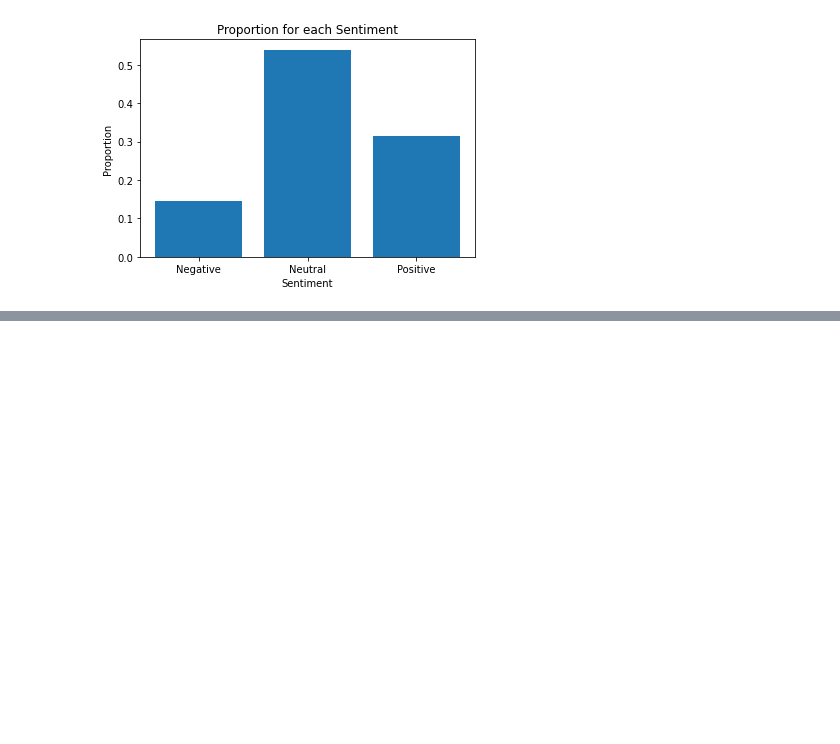
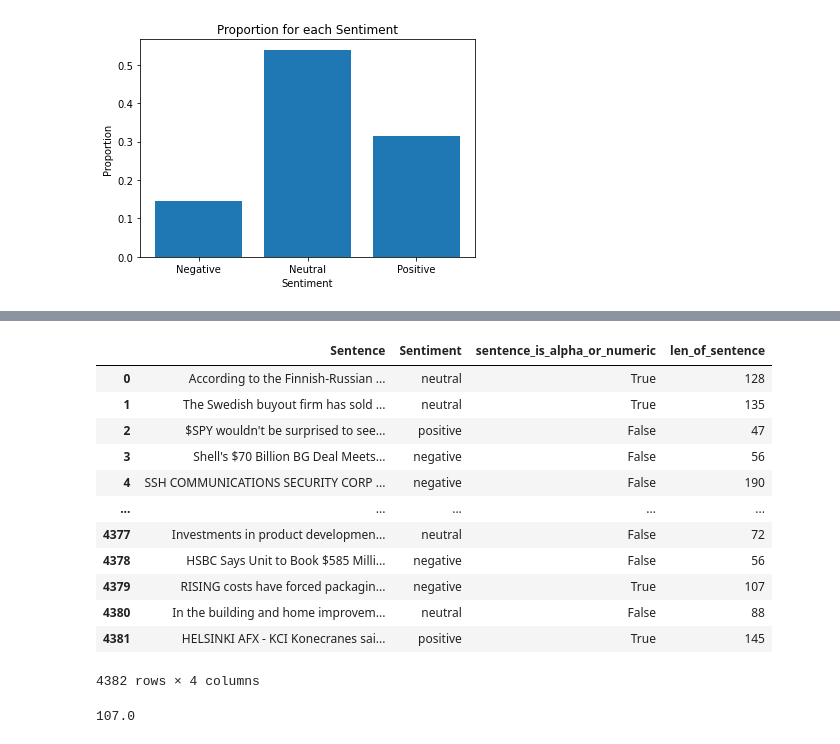
Before and after one commit to prabina-p/data-hacks-2022, a Jupyter notebook: 1-EDA.ipynb, the cells around one changed output, grey strips where cells are left out. Drawn from its saved outputs; the diff is of its cells as text; code cells hidden in the pictures; blank space fills up the shorter version.

```diff
--- a/1-EDA.ipynb
+++ b/1-EDA.ipynb
@@ -37,0 +47,9 @@ Text(0.5, 1.0, 'Proportion for each Sentiment')
+# %%
+a = pd.DataFrame(df['Sentence'].str.replace(',', ''))
+b = pd.DataFrame(a['Sentence'].str.replace('.', ''))
+c = pd.DataFrame(b['Sentence'].str.replace(' ', ''))
+d = pd.DataFrame(c['Sentence'].str.replace('-', ''))
+df['sentence_is_alpha_or_numeric'] = list(map(lambda x: x.isalpha() or x.isnumeric() or x.isalnum(), d['Sentence']))
+# d.loc[0]['Sentence']
+df
+# df
@@ -37,0 +105,21 @@ Text(0.5, 1.0, 'Proportion for each Sentiment')
+# %%
+df['len_of_sentence'] = df['Sentence'].apply(sentence_len)
+df
+# %% [output]
+|  | Sentence | Sentiment | sentence_is_alpha_or_numeric | len_of_sentence |
+| 0 | According to the Finnish-Russian ... | neutral | True | 128 |
+| 1 | The Swedish buyout firm has sold ... | neutral | True | 135 |
+| 2 | $SPY wouldn't be surprised to see... | positive | False | 47 |
+| 3 | Shell's $70 Billion BG Deal Meets... | negative | False | 56 |
+| 4 | SSH COMMUNICATIONS SECURITY CORP ... | negative | False | 190 |
+| ... | ... | ... | ... | ... |
+| 4377 | Investments in product developmen... | neutral | False | 72 |
+| 4378 | HSBC Says Unit to Book $585 Milli... | negative | False | 56 |
+| 4379 | RISING costs have forced packagin... | negative | True | 107 |
+| 4380 | In the building and home improvem... | neutral | False | 88 |
+| 4381 | HELSINKI AFX - KCI Konecranes sai... | positive | True | 145 |
+4382 rows × 4 columns
+# %%
+df['len_of_sentence'].median()
+# %% [output]
+107.0
```
Also changed, not shown: parts of 14 cells of this notebook, 1 other file.
